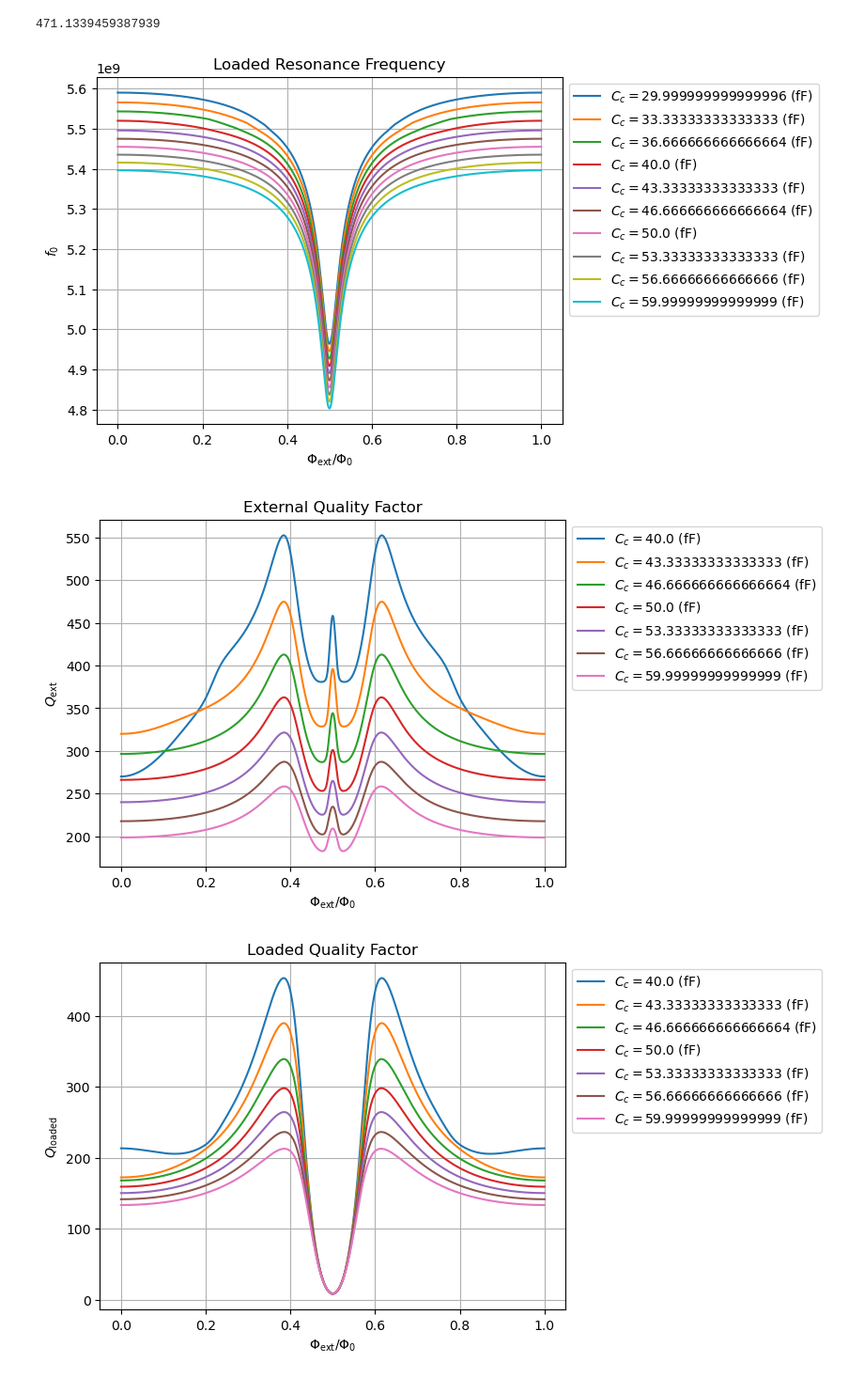
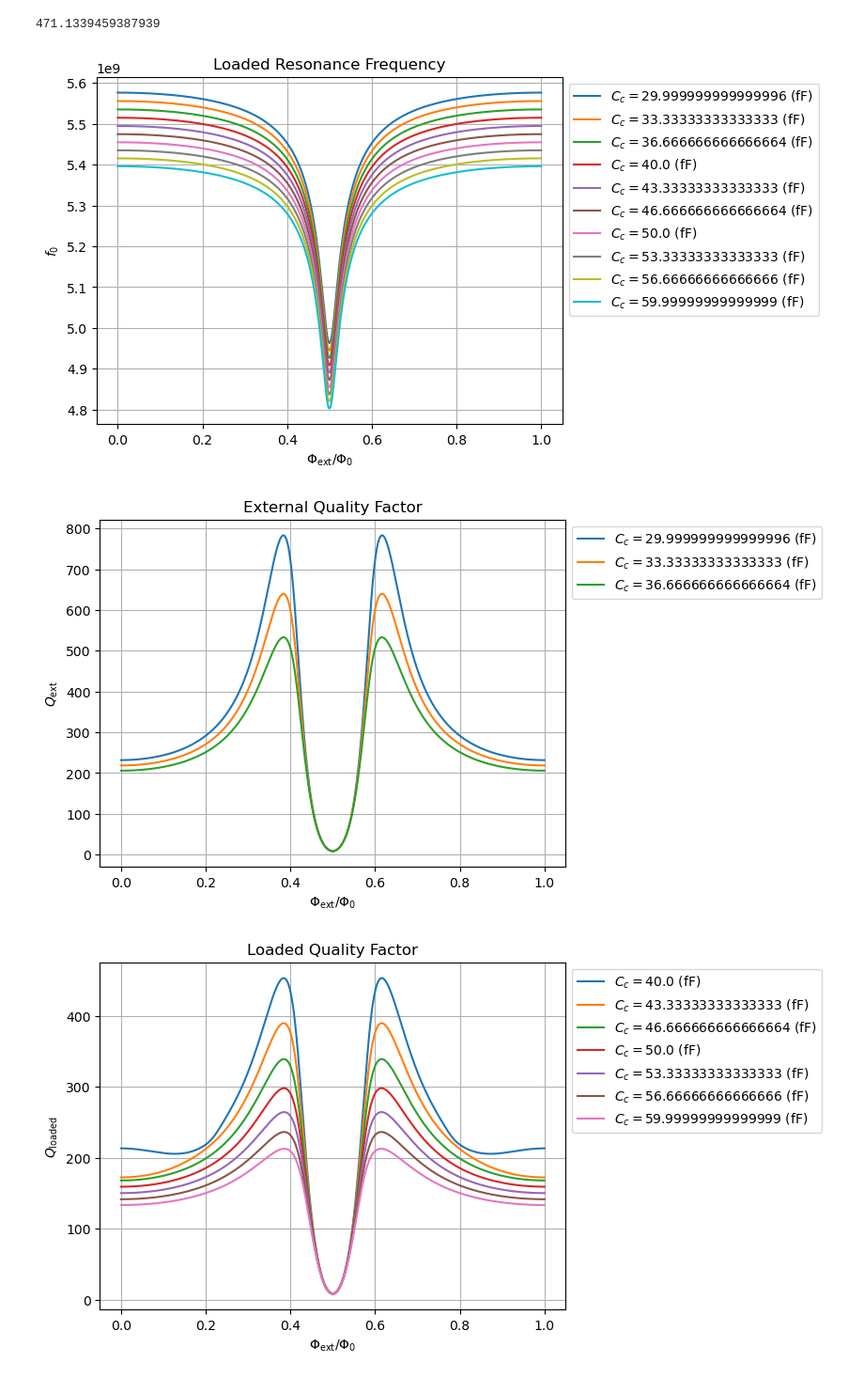
Before and after one commit to foysalx/Tunable-Coupler, a Jupyter notebook: TC-ABCD.ipynb, the cells around one changed output. Shown at 94% size. Saved outputs shown, nothing was run; the diff lists cells and outputs as text; code cells hidden in the pictures.

```diff
--- a/TC-ABCD.ipynb
+++ b/TC-ABCD.ipynb
@@ -15,9 +15,9 @@ R_j = 1.55985018e+01 # resistance of the resistor
 phi_ext = np.linspace(0, 2*np.pi, N) # for magnetic flux sweep
 Z_0 = 50 # characteristic input impedance
 #fr = 5e9
-f_r = np.linspace(4.5e9, 5.5e9, N) # for frequency sweep
+f_r = np.linspace(4.5e9, 6e9, N) # for frequency sweep
 w_r = 2*np.pi*f_r
-C_c = (5.22641116e-14) # coupling capacitance to the transmission line (not shown in the setup)
+C_c = (35e-15) # coupling capacitance to the transmission line (not shown in the setup)
 
 # Solves for the phase difference delta of the josephson junction in the RF SQUID
 def del_sol(delta, a, phi_ext_val):
@@ -611,6 +612,7 @@ R_n
 471.1339459387939
 # %%
 N = 1001
+RL = l_f
 L01 = 1.80333428e-10
 L02 = 1.80333428e-10
 LT = 4.33057147e-10
@@ -621,7 +623,7 @@ delta_sols_Cc = np.zeros((N, N_L))
 delta_sols_Cc[0, :] = phi_ext[0]
 ZL_vals_Cc = np.zeros((N,N,N_L), dtype = complex)
 phi_ext = np.linspace(0, 2*np.pi, N)
-f_r = np.linspace(4.5e9, 5.5e9, N) # for frequency sweep
+f_r = np.linspace(4.5e9, 5.8e9, N) # for frequency sweep
 w_r = 2*np.pi*f_r
 Z_tot_vals_Cc = np.zeros((N,N,N_L), dtype = complex)
 Z_branch_vals_Cc = np.zeros((2,2,N,N,N_L), dtype = complex)
@@ -671,20 +673,21 @@ plt.grid(True)
 plt.legend(loc='upper left', bbox_to_anchor=(1, 1))
 plt.show()
 # %% [output]
-[figure, old version]
+[figure, new version]
 # %%
 for i in range(len(C_c_vals)):
-    if i > 2:
-         plt.plot(phi_ext/(2*np.pi), q_external_array_Cc[:,i], label = f'$C_c = {C_c_vals[i]/1e-15}$ (fF)')
+    if i < 3:
+        plt.plot(phi_ext/(2*np.pi), q_loaded_array_Cc[:,i], label = f'$C_c = {C_c_vals[i]/1e-15}$ (fF)')
+    #plt.plot(phi_ext/(2*np.pi), q_external_array_Cc[:,i], label = f'$C_c = {C_c_vals[i]/1e-15}$ (fF)')
 
 plt.xlabel(r'$\Phi_{\rm ext}/\Phi_0$')
 plt.ylabel(r'$Q_{\rm ext}$')
 plt.title(r"External Quality Factor")
 plt.grid(True)
 plt.legend(loc='upper left', bbox_to_anchor=(1, 1))
 plt.show()
 # %% [output]
-[figure, old version]
+[figure, new version]
 # %%
 for i in range(len(C_c_vals)):
     if i > 2:
```
Also changed, not shown: parts of 2 cells of this notebook, 2 other files.
